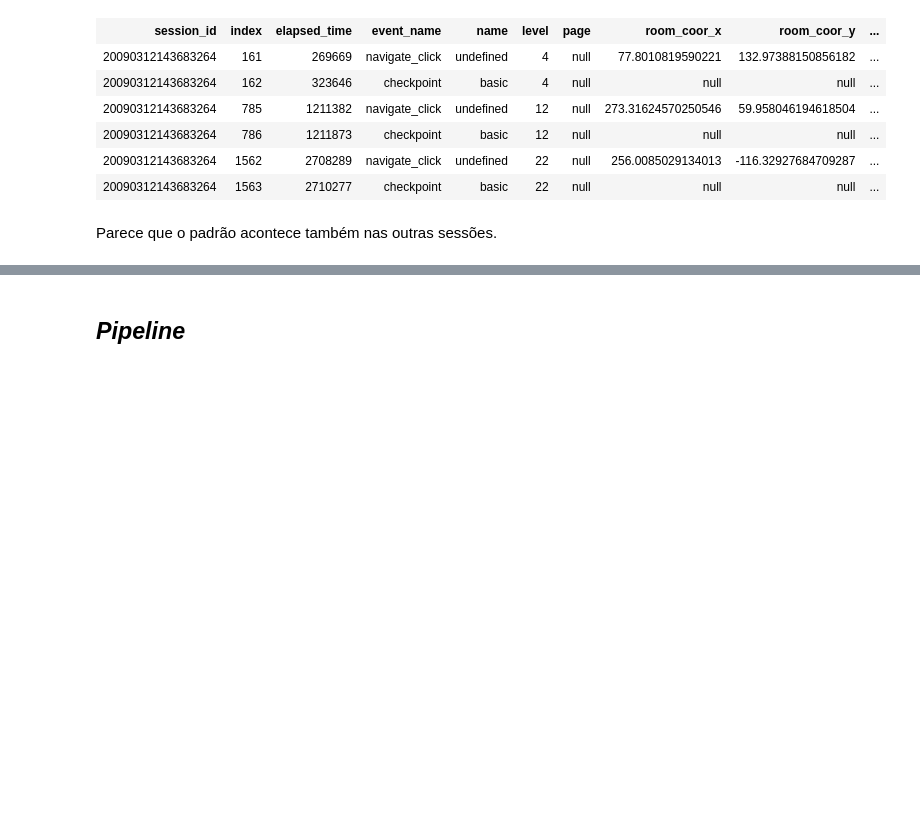
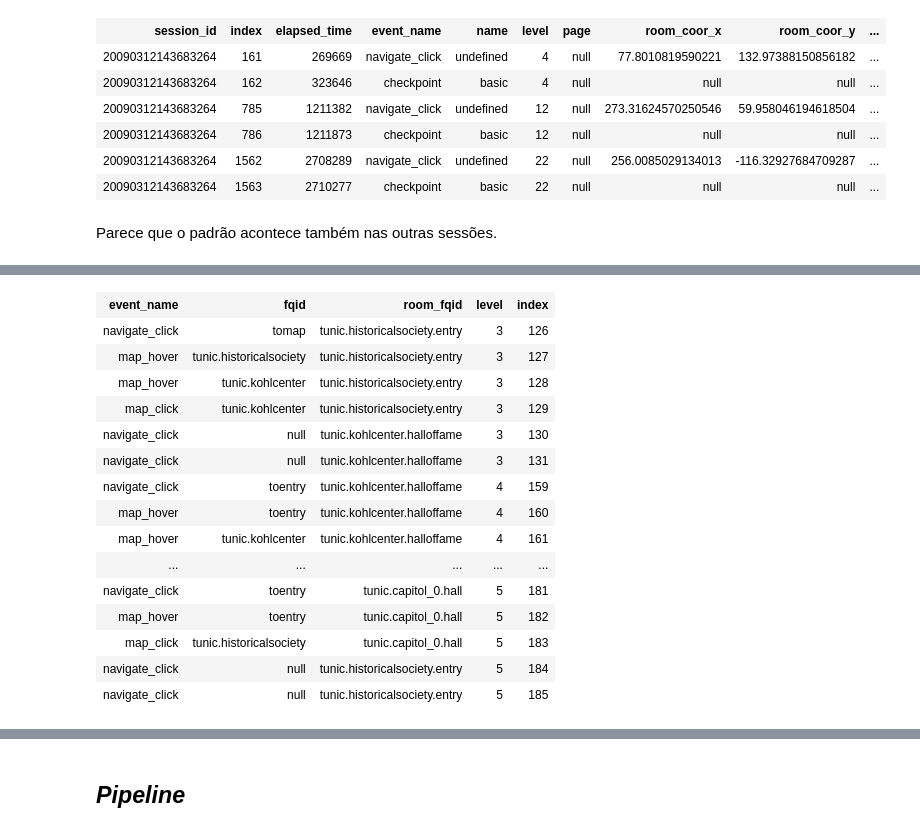
Before and after one commit to notPlancha/pbd, a Jupyter notebook: 1-formulacao.ipynb, the cells around one changed output, grey strips where cells are left out. Drawn from its saved outputs; the diff is of its cells as text; code cells hidden in the pictures; blank space fills up the shorter version.

```diff
--- a/1-formulacao.ipynb
+++ b/1-formulacao.ipynb
@@ -204,8 +206,10 @@ oneSess.filter(oneSess.event_name == "checkpoint")
 | 20090312431273200 | 164 | 194860 | checkpoint | basic | 4 | null | null | null | ... |
 | 20090312431273200 | 470 | 499235 | checkpoint | basic | 12 | null | null | null | ... |
 | 20090312431273200 | 931 | 1272679 | checkpoint | basic | 22 | null | null | null | ... |
+# %%
+def befAndAft(numb, bef = None, aft = None):
+    return {i for i in range(numb-(bef or 3), numb+(aft or bef or 3))}
 # %%
-befAndAft = lambda numb: ({i for i in range(numb-3, numb+3)})
 (indexes := befAndAft(164)).update(befAndAft(470), befAndAft(931))
 oneSess.filter(oneSess["index"].isin(indexes))
 # %% [output]
@@ -225,8 +229,7 @@ oneSess.filter(oneSess["index"].isin(indexes))
 # %% [markdown]
 Inesperadamente, podemos observar que há eventos posteriores que faltam na tabela. Vamos aumentar o intervalo posterior ao checkpoint para analisar mais a fundo.
 # %%
-befAndAft = lambda numb: ({i for i in range(numb-1, numb+20)})
-(indexes := befAndAft(164)).update(befAndAft(470), befAndAft(931))
+(indexes := befAndAft(164, 1, 20)).update(befAndAft(470, 1, 20), befAndAft(931, 1, 20))
 oneSess.filter(oneSess["index"].isin(indexes))
 # %% [output]
 | session_id | index | elapsed_time | event_name | name | level | page | room_coor_x | room_coor_y | ... |
@@ -266,0 +362,21 @@ Parece que o padrão acontece também nas outras sessões.
+# %%
+(indexes := befAndAft(129)).update(befAndAft(162), befAndAft(183))
+oneSess.filter(oneSess["index"].isin(indexes)) \
+    .select("event_name", "fqid", "room_fqid", "level", "index")
+# %% [output]
+| event_name | fqid | room_fqid | level | index |
+| navigate_click | tomap | tunic.historicalsociety.entry | 3 | 126 |
+| map_hover | tunic.historicalsociety | tunic.historicalsociety.entry | 3 | 127 |
+| map_hover | tunic.kohlcenter | tunic.historicalsociety.entry | 3 | 128 |
+| map_click | tunic.kohlcenter | tunic.historicalsociety.entry | 3 | 129 |
+| navigate_click | null | tunic.kohlcenter.halloffame | 3 | 130 |
+| navigate_click | null | tunic.kohlcenter.halloffame | 3 | 131 |
+| navigate_click | toentry | tunic.kohlcenter.halloffame | 4 | 159 |
+| map_hover | toentry | tunic.kohlcenter.halloffame | 4 | 160 |
+| map_hover | tunic.kohlcenter | tunic.kohlcenter.halloffame | 4 | 161 |
+| ... | ... | ... | ... | ... |
+| navigate_click | toentry | tunic.capitol_0.hall | 5 | 181 |
+| map_hover | toentry | tunic.capitol_0.hall | 5 | 182 |
+| map_click | tunic.historicalsociety | tunic.capitol_0.hall | 5 | 183 |
+| navigate_click | null | tunic.historicalsociety.entry | 5 | 184 |
+| navigate_click | null | tunic.historicalsociety.entry | 5 | 185 |
```
Also changed, not shown: parts of 19 cells of this notebook.
